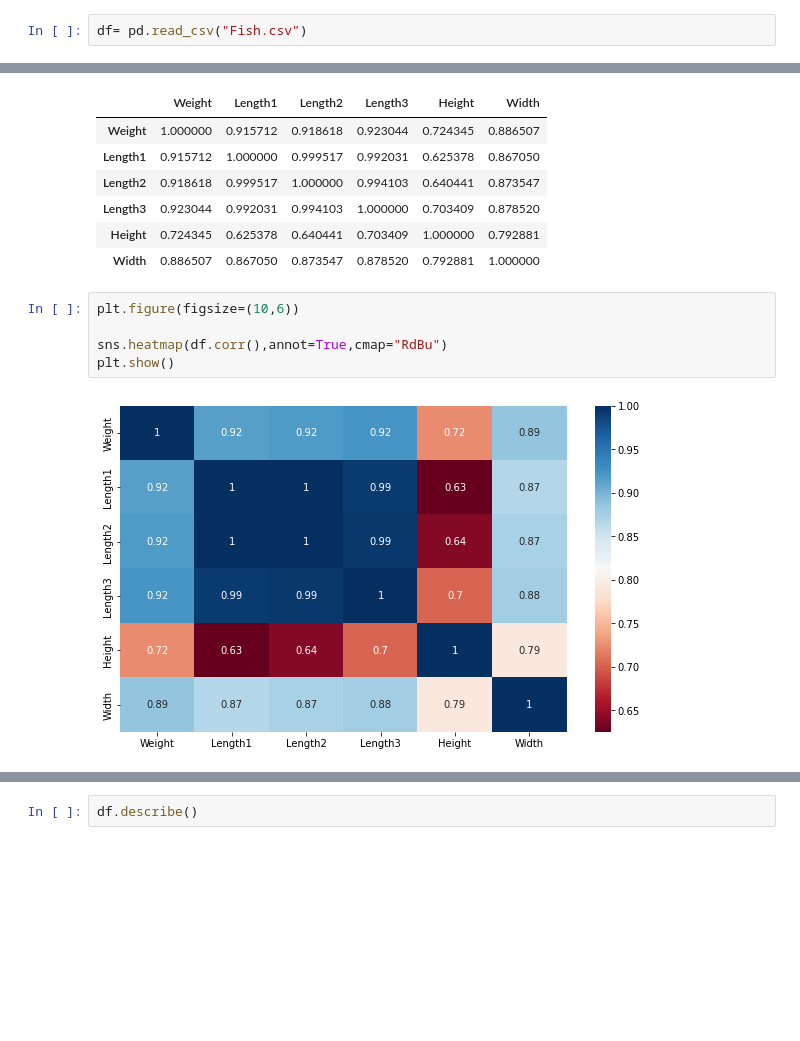
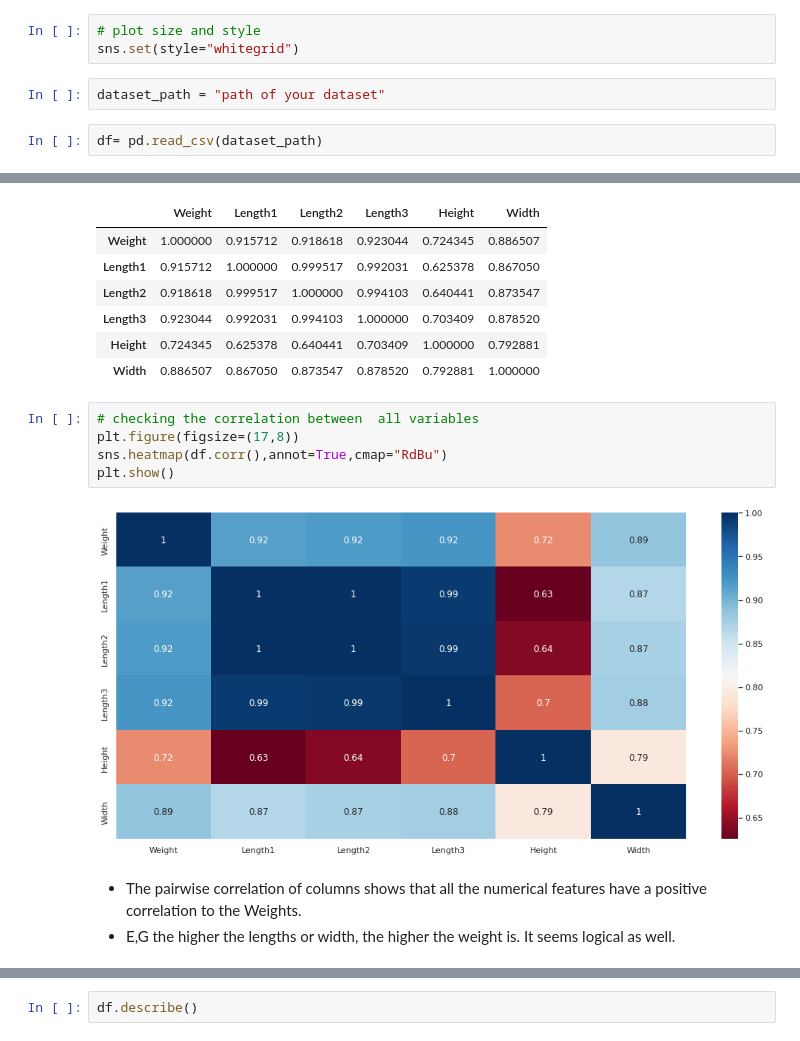
Before and after one commit to kidist-amde/fish-weight-prediction-with-popular-regression-models, a Jupyter notebook: src/fishWeightPrediction.ipynb, the cells around one changed output, grey strips where cells are left out. Drawn from its saved outputs; the diff is of its cells as text; blank space fills up the shorter version.

```diff
--- a/src/fishWeightPrediction.ipynb
+++ b/src/fishWeightPrediction.ipynb
@@ -50,5 +74,10 @@ from hyperopt import fmin, tpe, STATUS_OK, STATUS_FAIL, Trials
+# %%
+# plot size and style
+sns.set(style="whitegrid")
+# %%
+dataset_path = "path of your dataset"
 # %%
-df= pd.read_csv("Fish.csv")
+df= pd.read_csv(dataset_path)
 # %% [markdown]
 # EDA
 # %%
@@ -202,12 +251,15 @@ df.corr()
 | Height | 0.724345 | 0.625378 | 0.640441 | 0.703409 | 1.000000 | 0.792881 |
 | Width | 0.886507 | 0.867050 | 0.873547 | 0.878520 | 0.792881 | 1.000000 |
 # %%
-plt.figure(figsize=(10,6))
-
+# checking the correlation between  all variables
+plt.figure(figsize=(17,8))
 sns.heatmap(df.corr(),annot=True,cmap="RdBu")
 plt.show()
 # %% [output]
-[figure, old version]
+[figure, new version]
+# %% [markdown]
+- The pairwise correlation of columns shows that all the numerical features have a positive correlation to the Weights.
+- E,G the higher the lengths or width, the higher the weight is. It seems logical as well.
 # %%
 g = sns.pairplot(df,hue="Species")
 g.fig.set_figheight(8)
```
Also changed, not shown: parts of 91 cells of this notebook, 13 other files.
